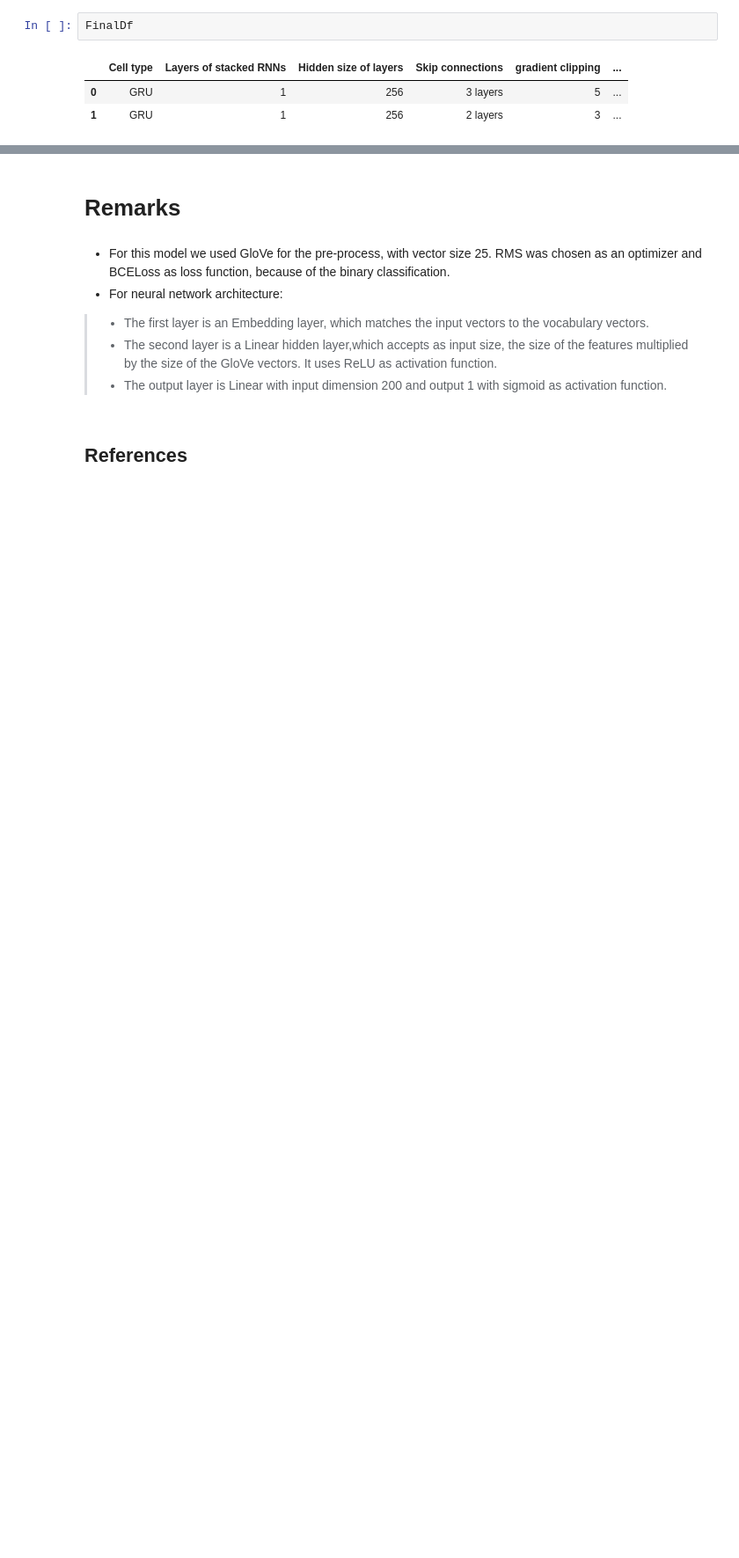
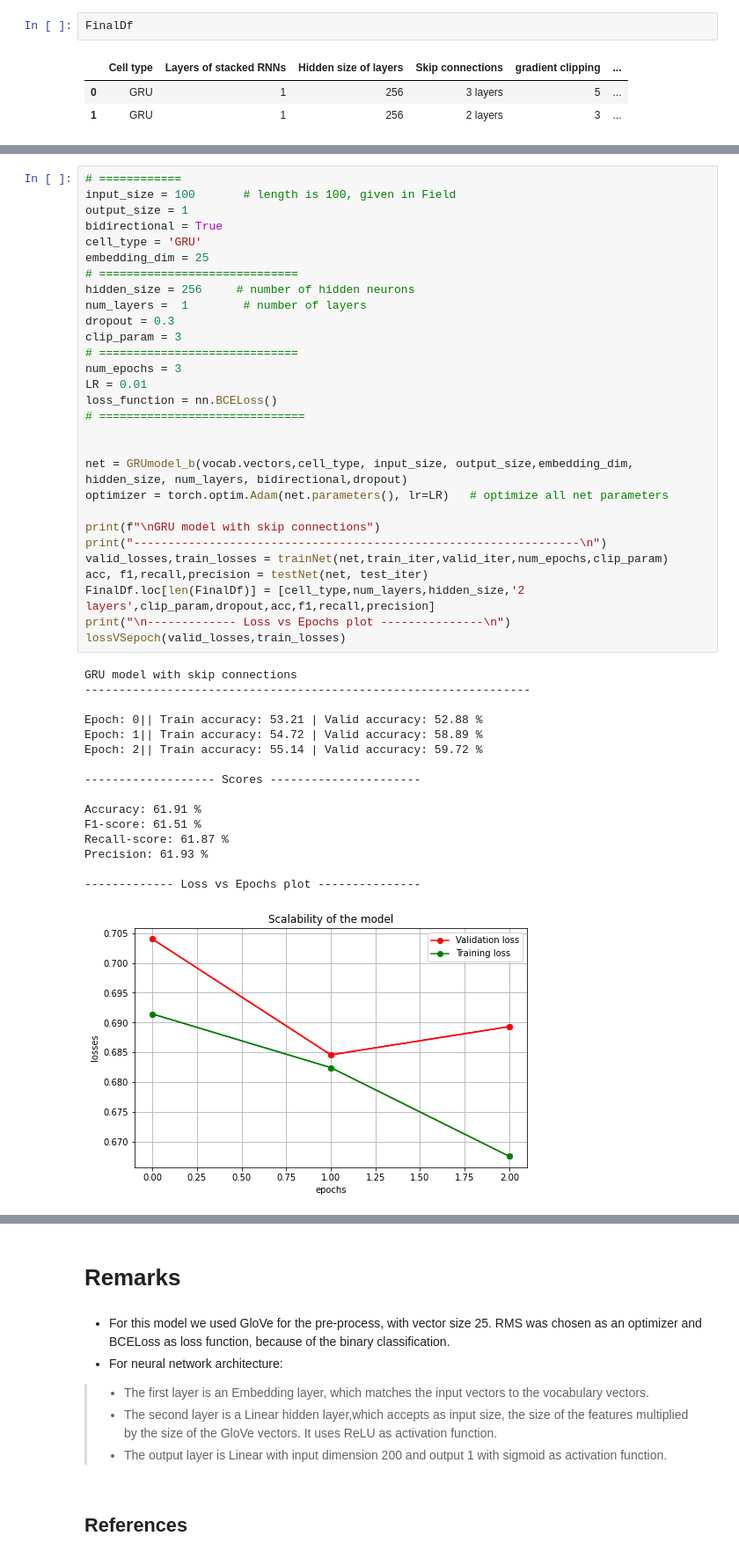
Before and after one commit to Myrto-Iglezou/Sentiment-classifier-RNN, a Jupyter notebook: Question-1-skip-connections.ipynb, the cells around one changed output, grey strips where cells are left out. Shown at 88% size. Drawn from its saved outputs; the diff is of its cells as text; blank space fills up the shorter version.

```diff
--- a/Question-1-skip-connections.ipynb
+++ b/Question-1-skip-connections.ipynb
@@ -528,0 +583,46 @@ FinalDf
+# %%
+# ============
+input_size = 100       # length is 100, given in Field
+output_size = 1
+bidirectional = True
+cell_type = 'GRU'
+embedding_dim = 25
+# =============================
+hidden_size = 256     # number of hidden neurons
+num_layers =  1        # number of layers
+dropout = 0.3
+clip_param = 3
+# =============================
+num_epochs = 3
+LR = 0.01
+loss_function = nn.BCELoss()
+# ==============================
+
+
+net = GRUmodel_b(vocab.vectors,cell_type, input_size, output_size,embedding_dim, hidden_size, num_layers, bidirectional,dropout)
+optimizer = torch.optim.Adam(net.parameters(), lr=LR)   # optimize all net parameters
+
+print(f"\nGRU model with skip connections")
+print("-----------------------------------------------------------------\n")
+valid_losses,train_losses = trainNet(net,train_iter,valid_iter,num_epochs,clip_param)
+acc, f1,recall,precision = testNet(net, test_iter)
+FinalDf.loc[len(FinalDf)] = [cell_type,num_layers,hidden_size,'2 layers',clip_param,dropout,acc,f1,recall,precision]
+print("\n------------- Loss vs Epochs plot ---------------\n")
+lossVSepoch(valid_losses,train_losses)
+# %% [output]
+GRU model with skip connections
+-----------------------------------------------------------------
+
+Epoch: 0|| Train accuracy: 53.21 | Valid accuracy: 52.88 %
+Epoch: 1|| Train accuracy: 54.72 | Valid accuracy: 58.89 %
+Epoch: 2|| Train accuracy: 55.14 | Valid accuracy: 59.72 %
+
+------------------- Scores ----------------------
+
+Accuracy: 61.91 %
+F1-score: 61.51 %
+Recall-score: 61.87 %
+Precision: 61.93 %
+
+------------- Loss vs Epochs plot ---------------
+[figure, added]
```
Also changed, not shown: parts of 8 cells of this notebook.
